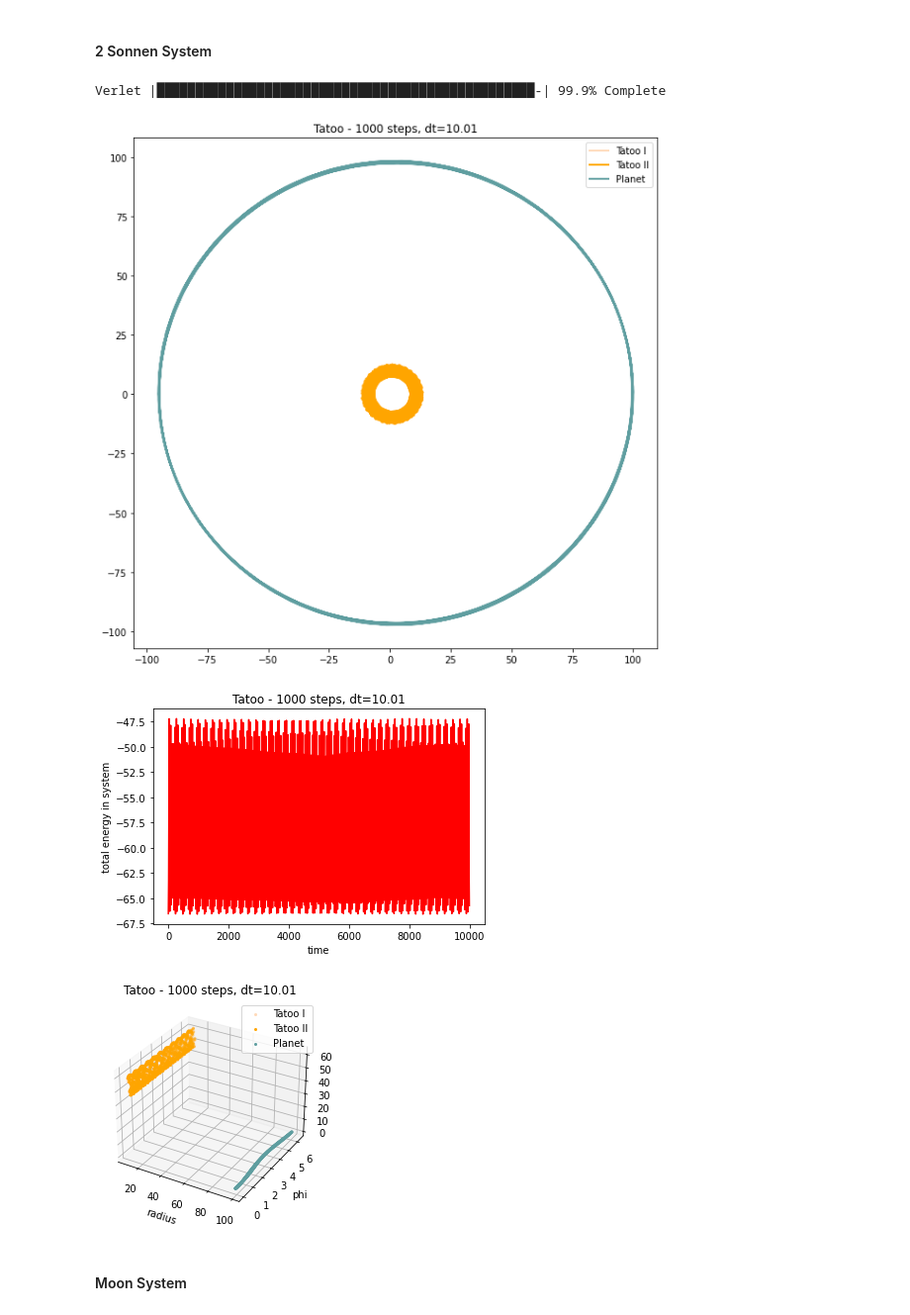
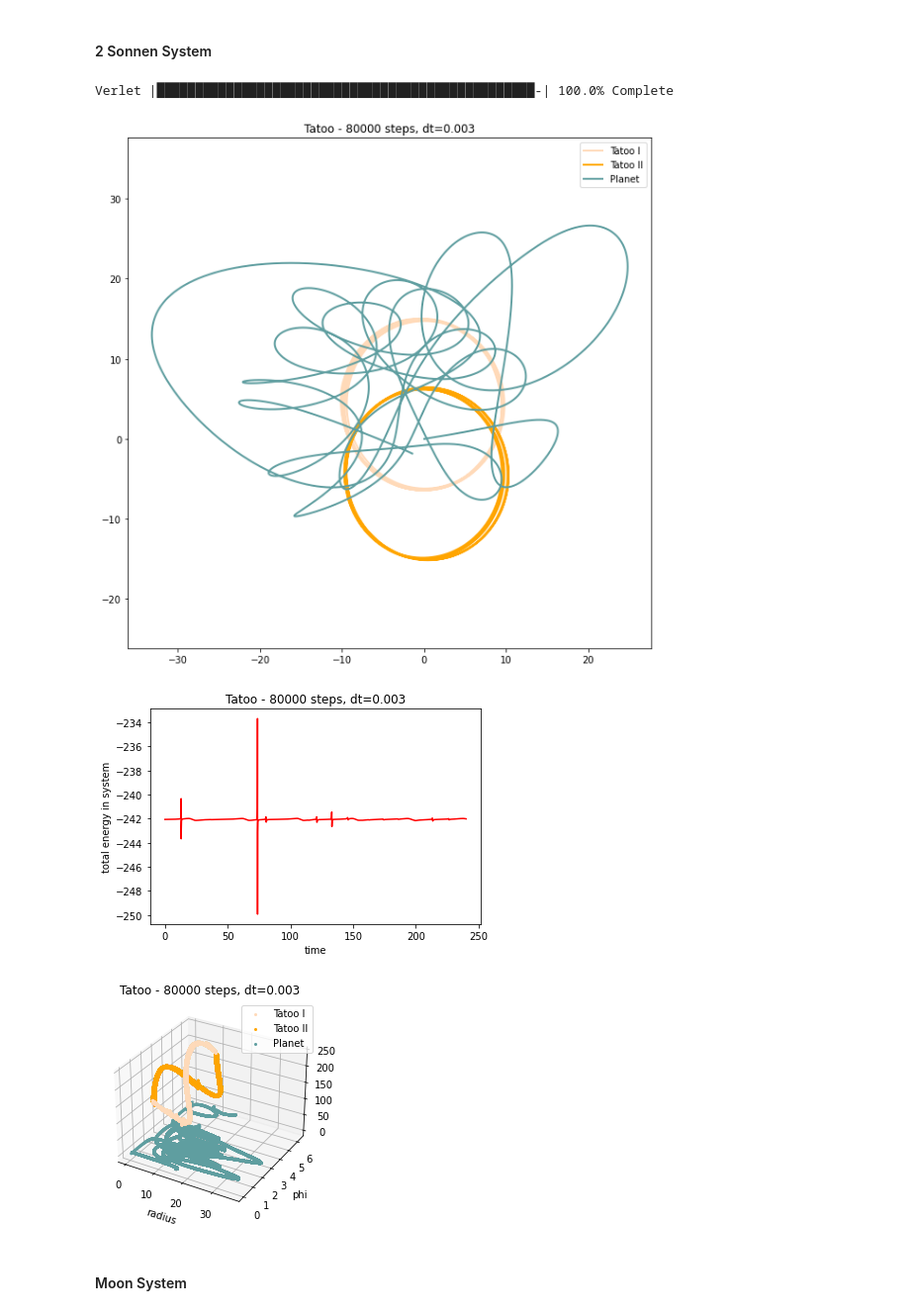
Before and after one commit to TimoWacke/solarsystem, a Jupyter notebook: summary.ipynb, the cells around one changed output. Shown at 99% size. Saved outputs shown, nothing was run; the diff lists cells and outputs as text; code cells hidden in the pictures.

```diff
--- a/summary.ipynb
+++ b/summary.ipynb
@@ -652,18 +537,18 @@ Verlet |████████████████████████
 # %%
 p = ParticleFactory("Tatoo")
 p.removeOffsetSpeed()
-s = Simulate(h=10, n=1000)
+s = Simulate(h=0.003, n=80000)
 a = Animate(p, s.verlet)
 
 a.pathPlot()
 a.energyPlot()
 a.phaseSpace(True) #True to show 3d, False to show 2d
 a.closePlot()
 # %% [output]
-Verlet |█████████████████████████████████████████████████-| 99.9% Complete
+Verlet |█████████████████████████████████████████████████-| 100.0% Complete
-[figure, old version]
+[figure, new version]
-[figure, old version]
+[figure, new version]
-[figure, old version]
+[figure, new version]
 # %% [markdown]
 #### Moon System
 # %%
```
Also changed, not shown: parts of 2 cells of this notebook, 4 other files.
